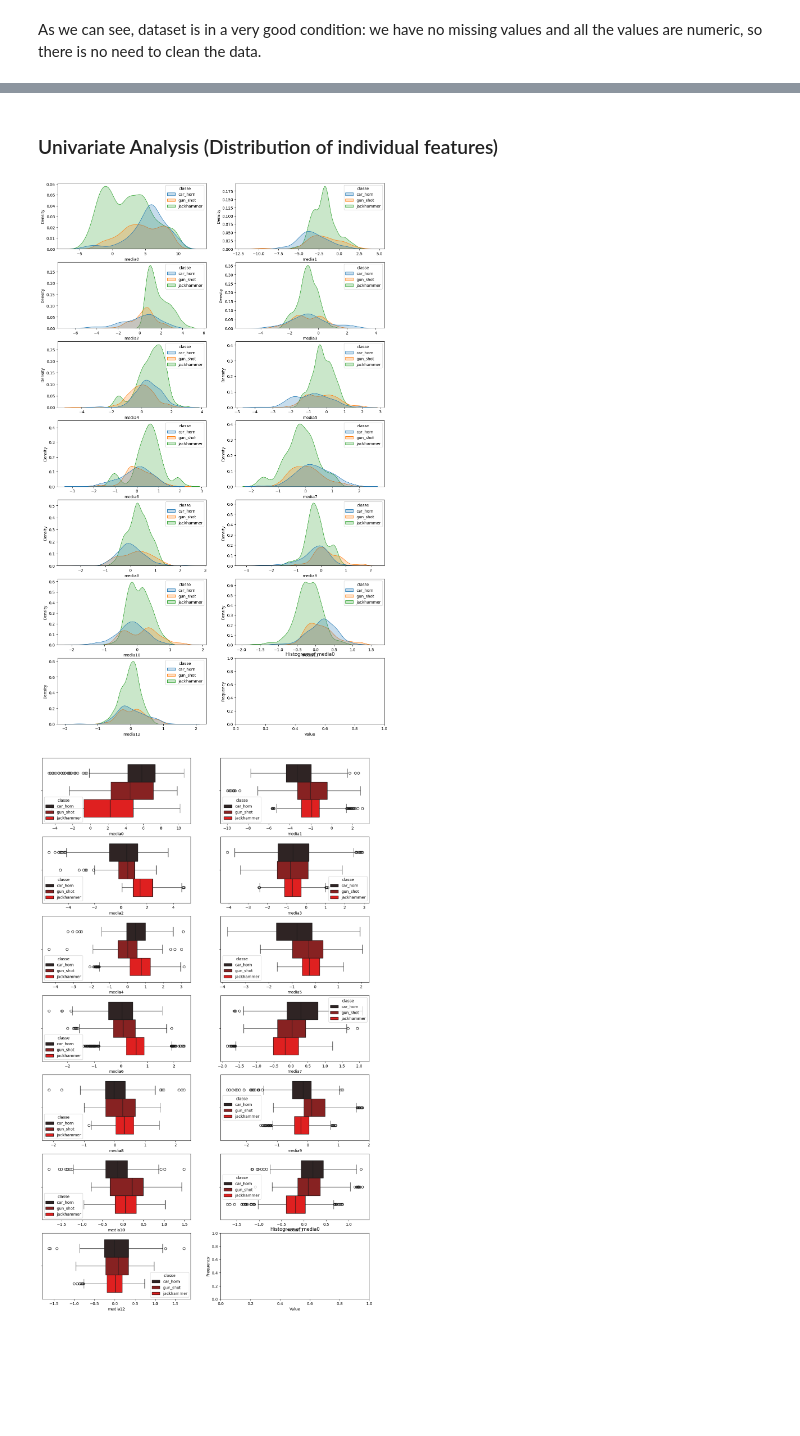
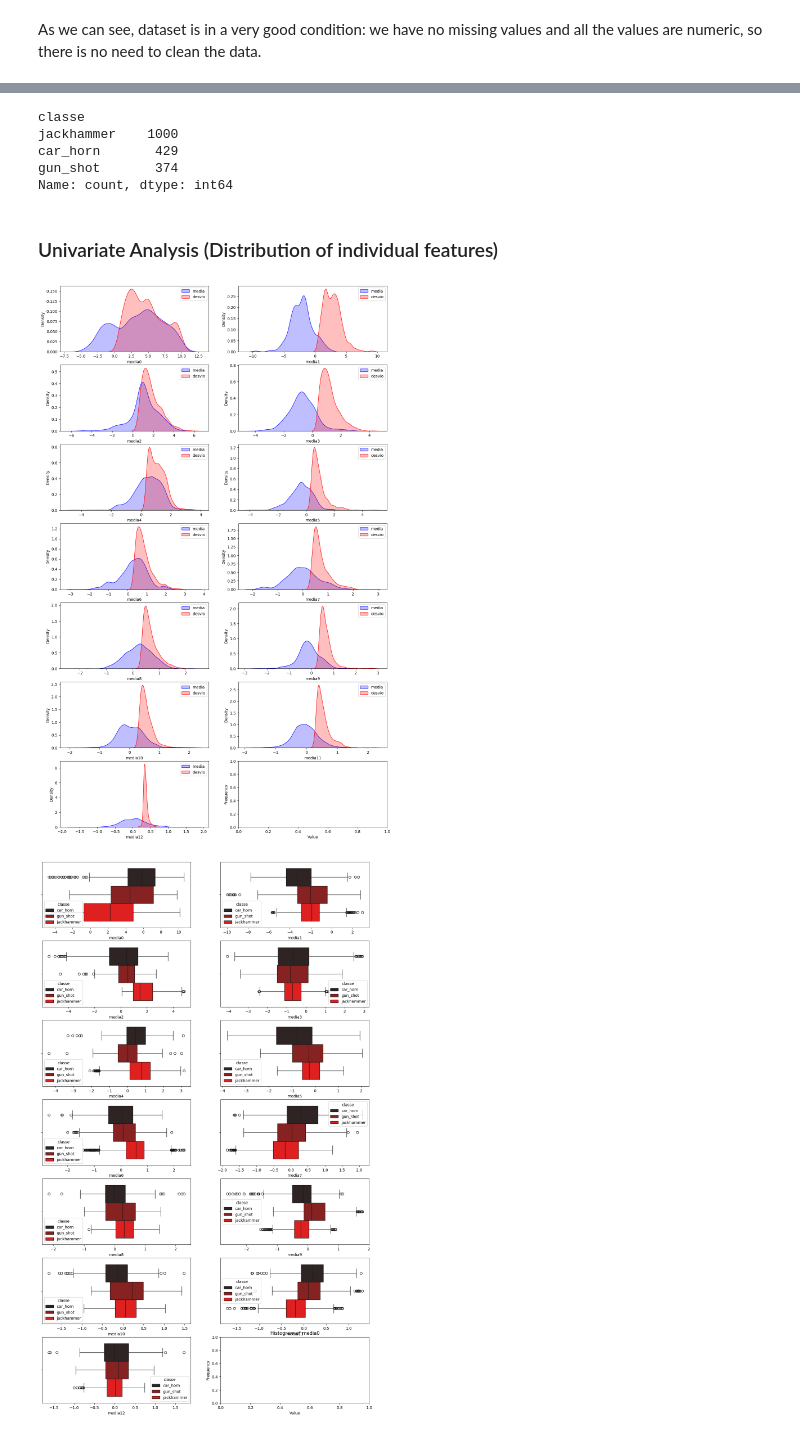
Before and after one commit to qettera/Machine-Learning-Overview, a Jupyter notebook: project.ipynb, the cells around one changed output, grey strips where cells are left out. Cells and saved outputs as stored; diff of their text form; code cells hidden in the pictures; blank space fills up the shorter version.

```diff
--- a/project.ipynb
+++ b/project.ipynb
@@ -98,19 +106,32 @@ As we can see, dataset is in a very good condition: we have no missing values an
+# %%
+df['classe'].value_counts()
+# %% [output]
+classe
+jackhammer    1000
+car_horn       429
+gun_shot       374
+Name: count, dtype: int64
 # %% [markdown]
 ### Univariate Analysis (Distribution of individual features)
 # %%
 _, axes = plt.subplots(7, 2, figsize=(15,25))
 
 for i in range(0, 7):
-    sns.kdeplot(data=df, x='media' + str(i*2), hue='classe', shade=True, color='blue', ax=axes[i][0])
+    sns.kdeplot(data=df, x='media' + str(i*2), shade=True, color='blue', ax=axes[i][0])
+    sns.kdeplot(data=df, x='desvio' + str(i*2), shade=True, color='red', ax=axes[i][0])
+    axes[i][0].set_ylabel('Density')
+    axes[i][0].legend(['media', 'desvio'])
     if (i == 6):
         continue
-    sns.kdeplot(data=df, x='media' + str(i*2 + 1), hue='classe', shade=True, color='blue', ax=axes[i][1])
+    sns.kdeplot(data=df, x='media' + str(i*2 + 1), shade=True, color='blue', ax=axes[i][1])
+    sns.kdeplot(data=df, x='desvio' + str(i*2 + 1), shade=True, color='red', ax=axes[i][1])
+    axes[i][1].set_ylabel('Density')
+    axes[i][1].legend(['media', 'desvio'])
 plt.xlabel('Value')
 plt.ylabel('Frequency')
-plt.title('Histogram of media0')
 plt.show()
 # %% [output]
-[figure, old version]
+[figure, new version]
 # %%
 _, axes = plt.subplots(7, 2, figsize=(15,25))
 
```
Also changed, not shown: parts of 10 cells of this notebook.
